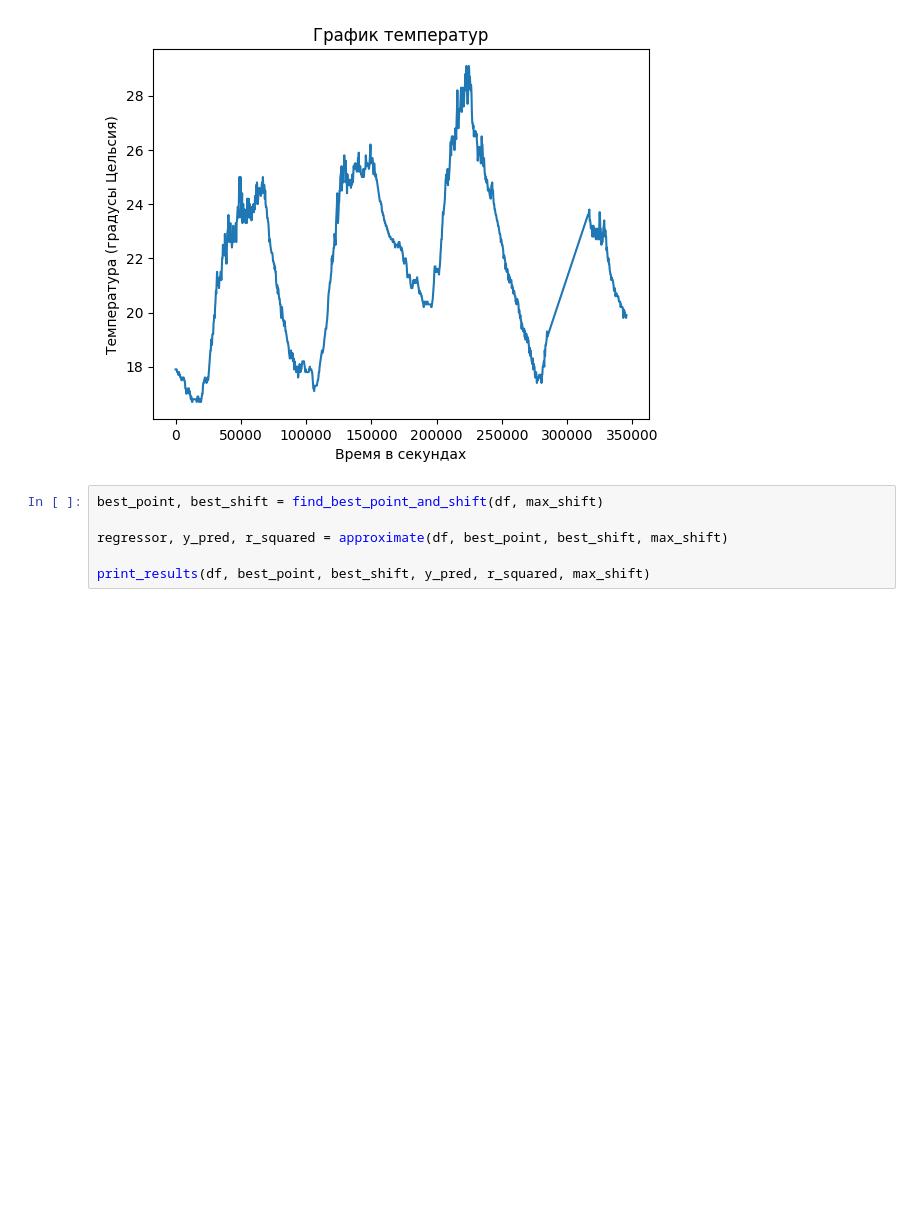
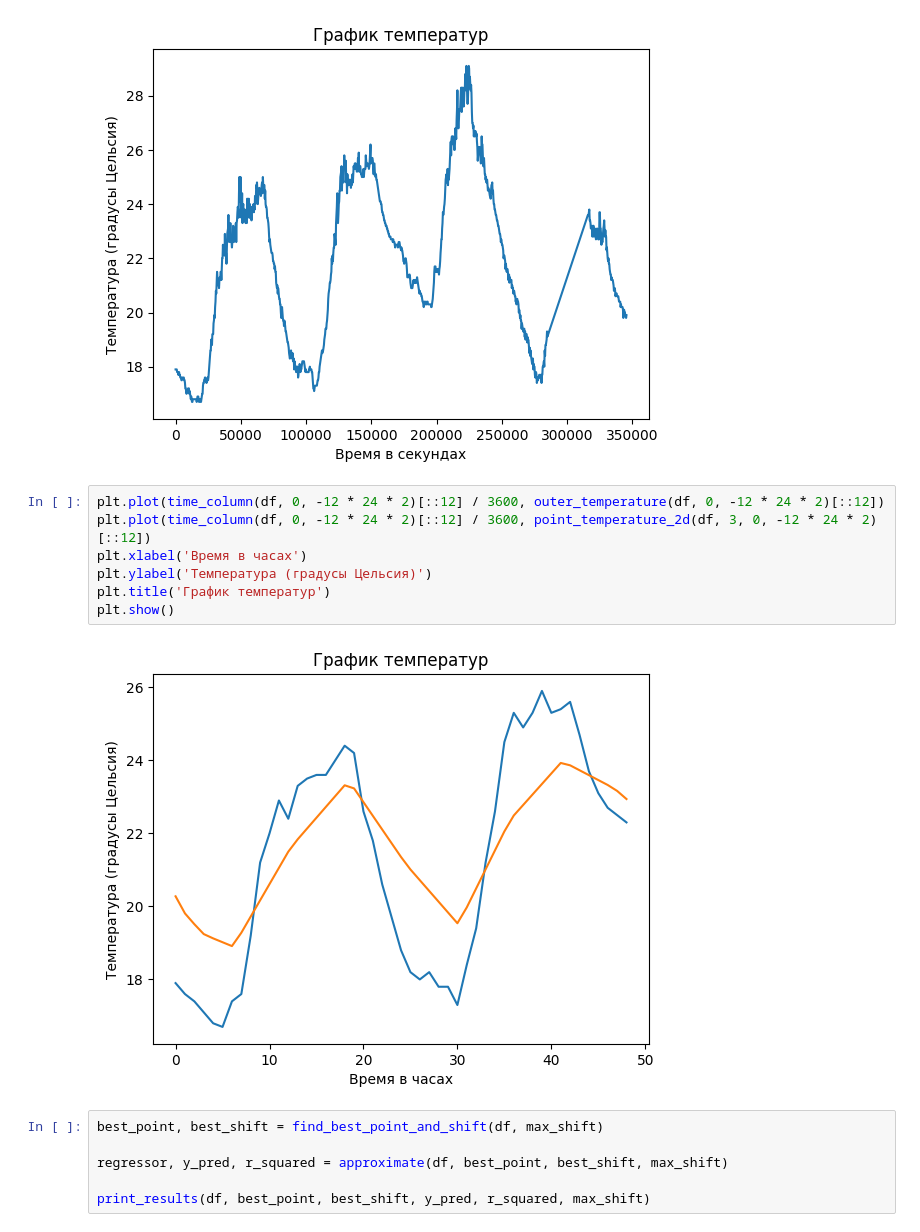
Before and after one commit to mozhayka/microclimate, a Jupyter notebook: src/main.ipynb, the cells around one changed output. Saved outputs shown, nothing was run; the diff lists cells and outputs as text; blank space fills up the shorter version.

```diff
--- a/src/main.ipynb
+++ b/src/main.ipynb
@@ -39,6 +39,15 @@ plt.title('График температур')
 plt.show()
 # %% [output]
 [figure]
+# %%
+plt.plot(time_column(df, 0, -12 * 24 * 2)[::12] / 3600, outer_temperature(df, 0, -12 * 24 * 2)[::12])
+plt.plot(time_column(df, 0, -12 * 24 * 2)[::12] / 3600, point_temperature_2d(df, 3, 0, -12 * 24 * 2)[::12])
+plt.xlabel('Время в часах')
+plt.ylabel('Температура (градусы Цельсия)')
+plt.title('График температур')
+plt.show()
+# %% [output]
+[figure, added]
 # %%
 best_point, best_shift = find_best_point_and_shift(df, max_shift)
 
```
Also changed, not shown: parts of 2 cells of this notebook, 34 other files.
